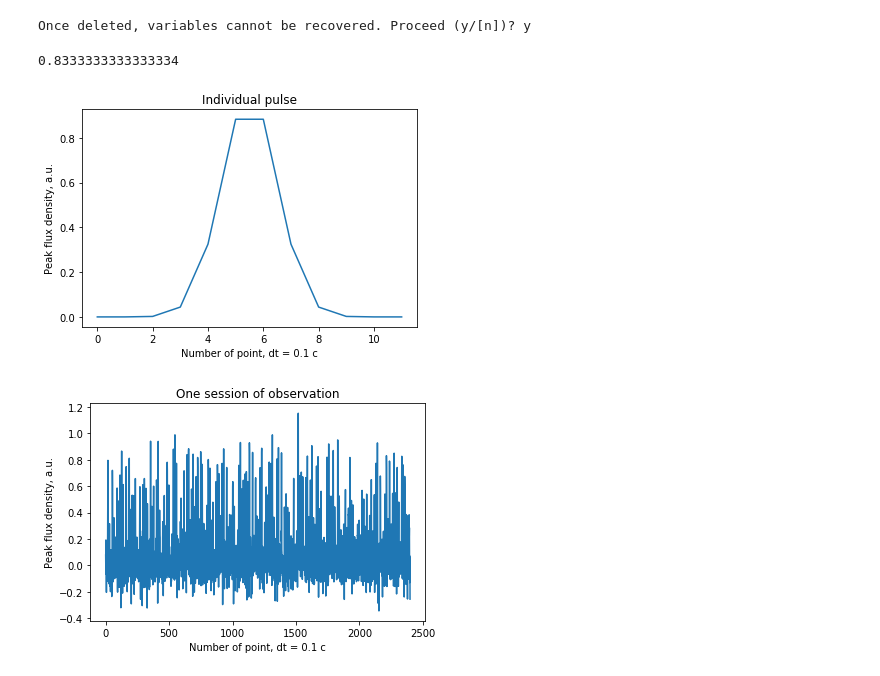
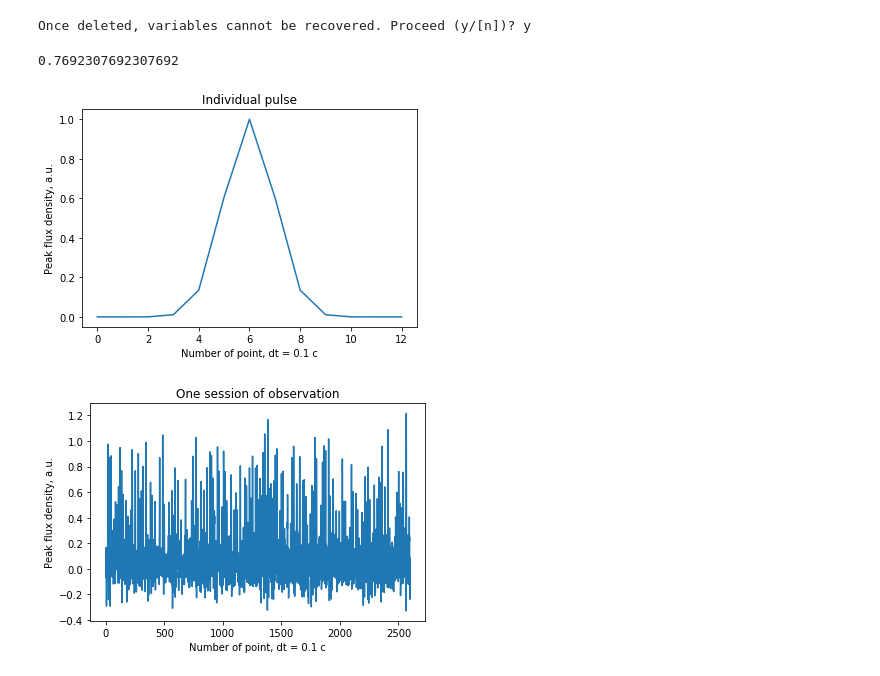
Before and after one commit to KazAndr/bsa3, a Jupyter notebook: pulsar_generator.ipynb, the cells around one changed output. Drawn from its saved outputs; the diff is of its cells as text; code cells hidden in the pictures.

```diff
--- a/pulsar_generator.ipynb
+++ b/pulsar_generator.ipynb
@@ -38,18 +38,18 @@ def size2n(array, direction='up'):
     else:
         return array
 # %%
-period_s = 1.2 # Период исскуственного пульсара
+period_s = 1.3 # Период исскуственного пульсара
 demen = 10e0
 pulse = signal.gaussian(period_s*demen, std=1, sym=True)
 plt.close()
 plt.title('Individual pulse')
 plt.ylabel('Peak flux density, a.u.')
 plt.xlabel('Number of point, dt = ' + str(1/demen) + ' c')
 plt.plot(pulse)
 print(1/period_s)
 # %% [output]
-0.8333333333333334
+0.7692307692307692
-[figure, old version]
+[figure, new version]
 # %%
 ampl_noise = 0.1
 len_noise_left = 1
@@ -68,7 +68,7 @@ plt.ylabel('Peak flux density, a.u.')
 plt.xlabel('Number of point, dt = ' + str(1/demen) + ' c')
 plt.show()
 # %% [output]
-[figure, old version]
+[figure, new version]
 # %%
 # Звездные сутки 86164,090530833 с или 861641 точек между двумя точками в звездных сутками
 # Размер массива точек 861641 - 200 = 861441
```
Also changed, not shown: parts of 9 cells of this notebook, 2 other files.
